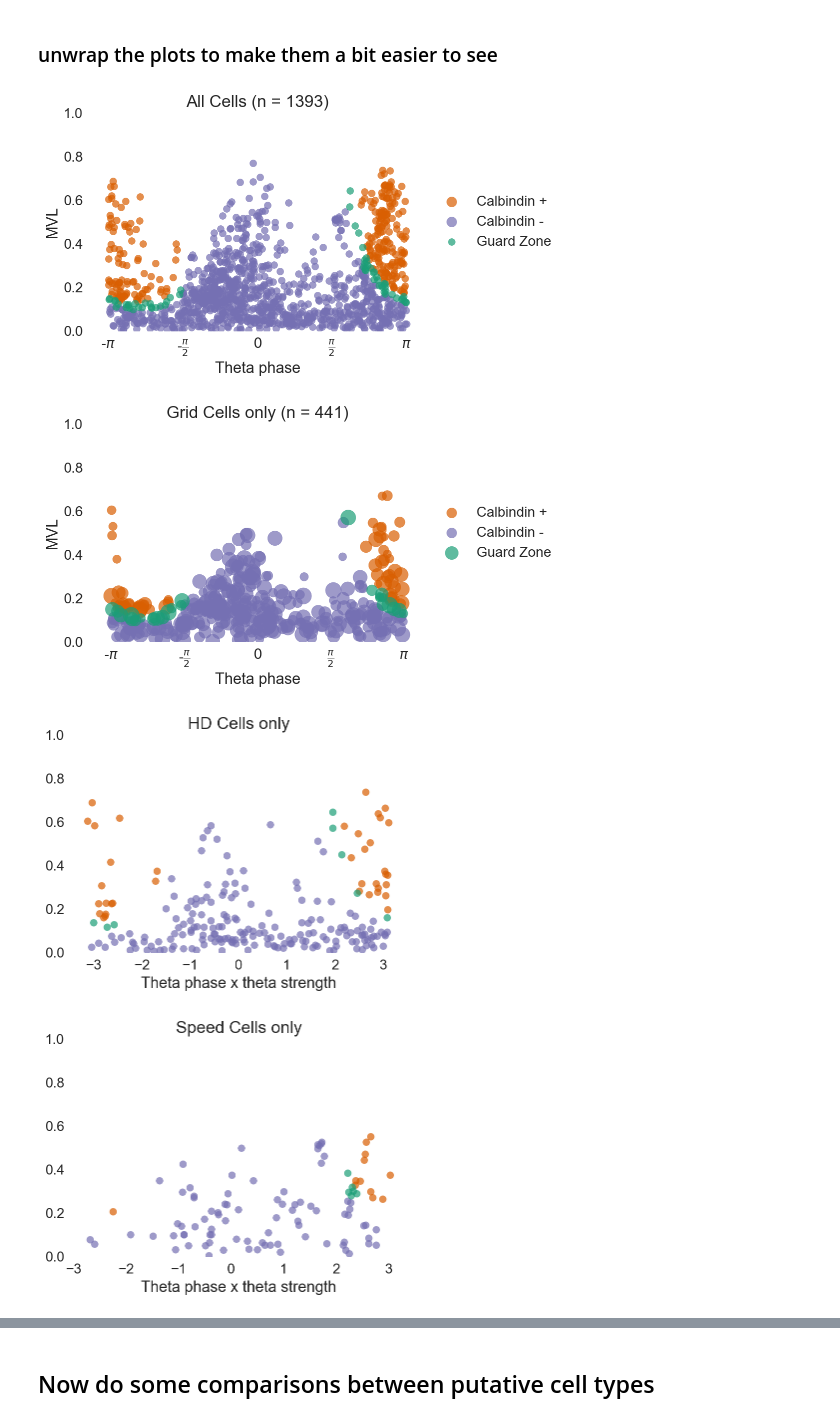
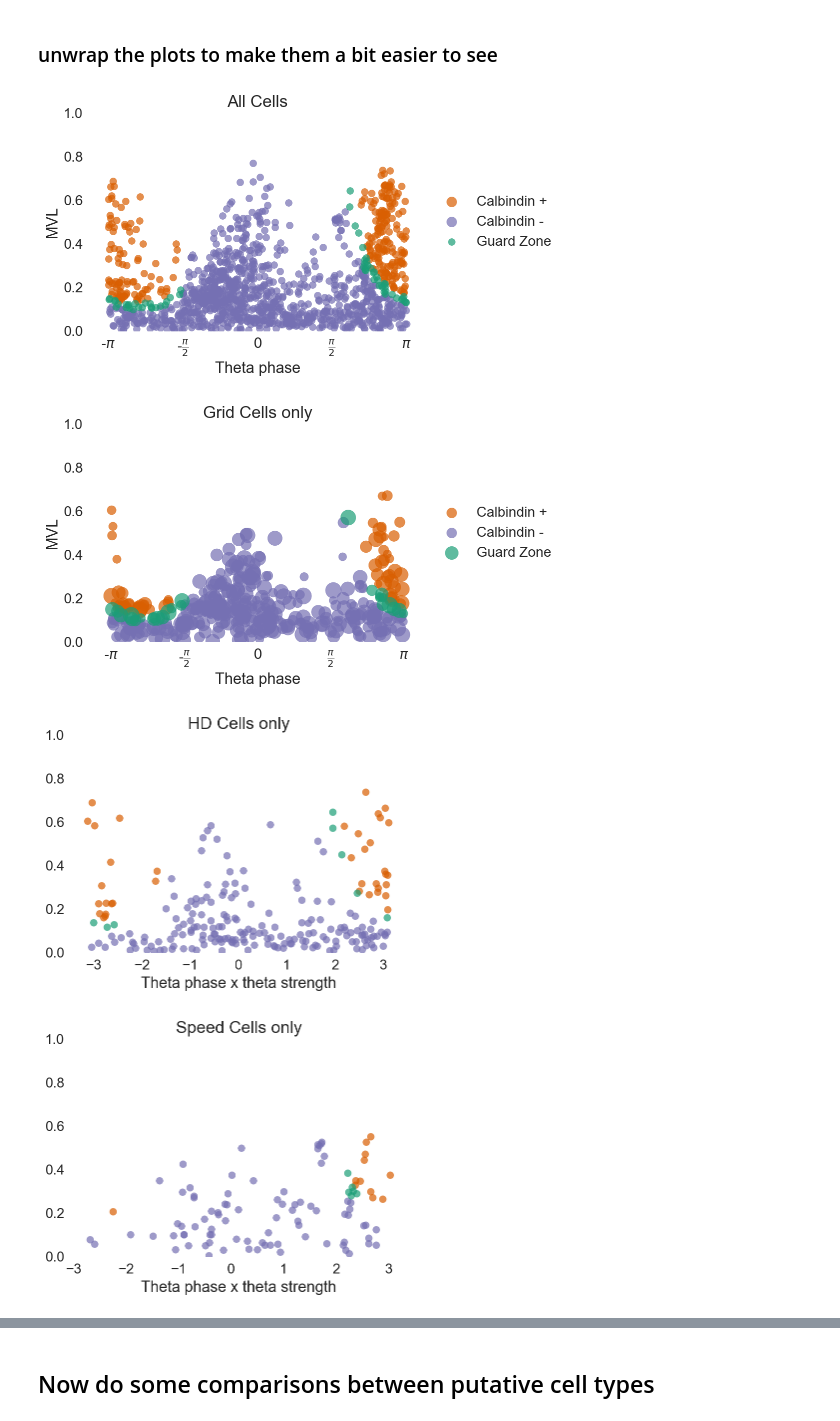
Before and after one commit to davidcrowland/archdata, a Jupyter notebook: Extended dataset.ipynb, the cells around one changed output, grey strips where cells are left out. Drawn from its saved outputs; the diff is of its cells as text; code cells hidden in the pictures.

```diff
--- a/Extended dataset.ipynb
+++ b/Extended dataset.ipynb
@@ -197,7 +201,7 @@ plt.ylim([0,1])
 pi = np.pi
 plt.xticks([-pi, -pi/2, 0, pi/2, pi],
            [r'-$\pi$',r'-$\frac{\pi}{2}$','$0$', r'$\frac{\pi}{2}$', r'$\pi$' ])
-plt.title('All Cells (n = 1393)')
+plt.title('All Cells')
 plt.rcParams['svg.fonttype'] = 'none'
 #plt.savefig(r'N:\davidcr\stellate paper images\python output\linear phase vs strength all.svg', format='svg', dpi=1000, bbox_inches='tight')
 plt.show()
@@ -237,35 +241,35 @@ plt.ylim([0,1])
 plt.title('HD Cells only')
 plt.show()
 
 calbindinSP = calbindin[calbindin.speedscore_bnt > 0.2525]
 stellateSP = stellate[stellate.speedscore_bnt > 0.2525]
 restSP =rest[rest.speedscore_bnt > 0.2525]
 
 plt.scatter(calbindinSP.theta_mean_phase_bnt_single.values.astype(float),calbindinSP.theta_strength_bnt_single.values.astype(float),c='#d95f02',alpha=.7,label='Calbindin')
 plt.scatter(stellateSP.theta_mean_phase_bnt_single.values.astype(float),stellateSP.theta_strength_bnt_single.values.astype(float),c='#7570b3',alpha=.7,label='Stellate')
 plt.scatter(restSP.theta_mean_phase_bnt_single.values.astype(float),restSP.theta_strength_bnt_single.values.astype(float),c='#1b9e77',alpha=.7,label = 'Guard Zone')
 sns.despine(left=True,bottom=True)
 plt.xlabel('Theta phase x theta strength')
 plt.ylim([0,1])
 plt.title('Speed Cells only')
 plt.show()
 
 calbindinB = calbindin[calbindin.borderscore_bnt > 0.4957]
 stellateB = stellate[stellate.borderscore_bnt > 0.4957]
 restB =rest[rest.borderscore_bnt > 0.4957]
 
 plt.scatter(calbindinB.theta_mean_phase_bnt_single.values.astype(float),calbindinB.theta_strength_bnt_single.values.astype(float),c='#d95f02',alpha=.7,label='Calbindin')
 plt.scatter(stellateB.theta_mean_phase_bnt_single.values.astype(float),stellateB.theta_strength_bnt_single.values.astype(float),c='#7570b3',alpha=.7,label='Stellate')
 plt.scatter(restB.theta_mean_phase_bnt_single.values.astype(float),restB.theta_strength_bnt_single.values.astype(float),c='#1b9e77',alpha=.7,label = 'Guard Zone')
 sns.despine(left=True,bottom=True)
 plt.xlabel('Theta phase x theta strength')
 plt.legend()
 plt.ylim([0,1])
 plt.title('Border Cells only')
 plt.show()
 # %% [output]
-[figure, old version]
+[figure, new version]
-[figure, old version]
+[figure, new version]
 [figure]
 [figure]
 [figure]
```
Also changed, not shown: parts of 12 cells of this notebook.
